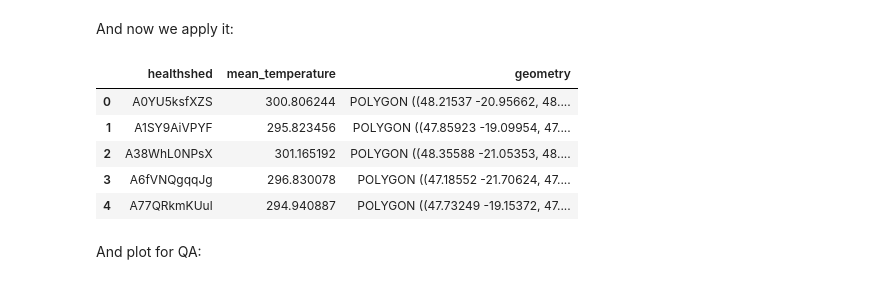
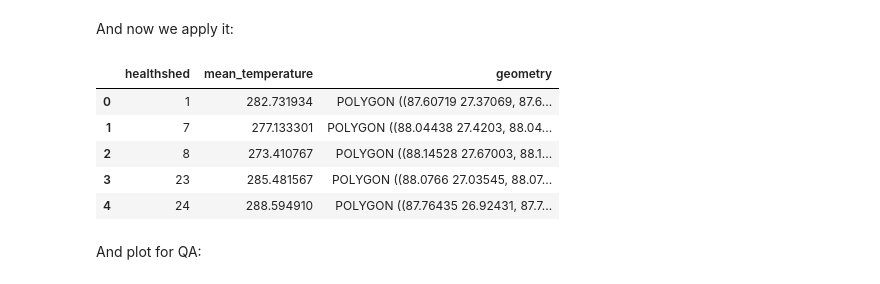
Before and after one commit to NSAPH-Data-Processing/era5_sandbox, a Jupyter notebook: notes/02_aggregate.ipynb, the cells around one changed output. Drawn from its saved outputs; the diff is of its cells as text; code cells hidden in the pictures.

```diff
--- a/notes/02_aggregate.ipynb
+++ b/notes/02_aggregate.ipynb
@@ -53,7 +53,7 @@ with initialize(version_base=None, config_path="../conf"):
 # %% [markdown]
 We're going to write a function that aggregates the data for a single exposure from a file. This file should be the single month data we got from the previous step in the pipeline.
 # %%
-eg_file = here() / "data/input/madagascar_2010_1.nc"
+eg_file = here() / "data/input/nepal_2017_11.nc"
 # %%
 #| export
 
@@ -161,7 +161,7 @@ Now to test it:
 # %%
 with ClimateDataFileHandler(eg_file) as handler:
     ds_path = handler.get_dataset("instant")
-    resampled_nc = resample_netcdf(eg_file)
+    resampled_nc = resample_netcdf(ds_path)
 
 print(resampled_nc)
 resampled_tiff = netcdf_to_tiff(
@@ -289,7 +289,7 @@ with initialize(version_base=None, config_path="../conf"):
 
 driver = GoogleDriver(json_key_path=here() / cfg.GOOGLE_DRIVE_AUTH_JSON.path)
 drive = driver.get_drive()
-healthsheds = driver.read_healthsheds("healthsheds2022.zip")
+healthsheds = driver.read_healthsheds("Nepal_Healthsheds2024.zip")
 # %%
 res_poly2cell=polygon_to_raster_cells(
     vectors = healthsheds.geometry.values, # the geometries of the shapefile of the regions
@@ -356,20 +356,20 @@ And now we apply it:
 # %%
 result = aggregate_to_healthsheds(
     res_poly2cell=res_poly2cell,
     raster=resampled_tiff,
     shapes=healthsheds,
-    names_column="fs_uid",
+    names_column="fid",
     aggregation_func=np.nanmean,
     aggregation_name="mean_temperature"
 )
 result.head()
 # %% [output]
 |  | healthshed | mean_temperature | geometry |
-| 0 | A0YU5ksfXZS | 300.806244 | POLYGON ((48.21537 -20.95662, 48.... |
-| 1 | A1SY9AiVPYF | 295.823456 | POLYGON ((47.85923 -19.09954, 47.... |
-| 2 | A38WhL0NPsX | 301.165192 | POLYGON ((48.35588 -21.05353, 48.... |
-| 3 | A6fVNQgqqJg | 296.830078 | POLYGON ((47.18552 -21.70624, 47.... |
-| 4 | A77QRkmKUul | 294.940887 | POLYGON ((47.73249 -19.15372, 47.... |
+| 0 | 1 | 282.731934 | POLYGON ((87.60719 27.37069, 87.6... |
+| 1 | 7 | 277.133301 | POLYGON ((88.04438 27.4203, 88.04... |
+| 2 | 8 | 273.410767 | POLYGON ((88.14528 27.67003, 88.1... |
+| 3 | 23 | 285.481567 | POLYGON ((88.0766 27.03545, 88.07... |
+| 4 | 24 | 288.594910 | POLYGON ((87.76435 26.92431, 87.7... |
 # %% [markdown]
 And plot for QA:
 # %%
```
Also changed, not shown: parts of 9 cells of this notebook, 3 other files.
